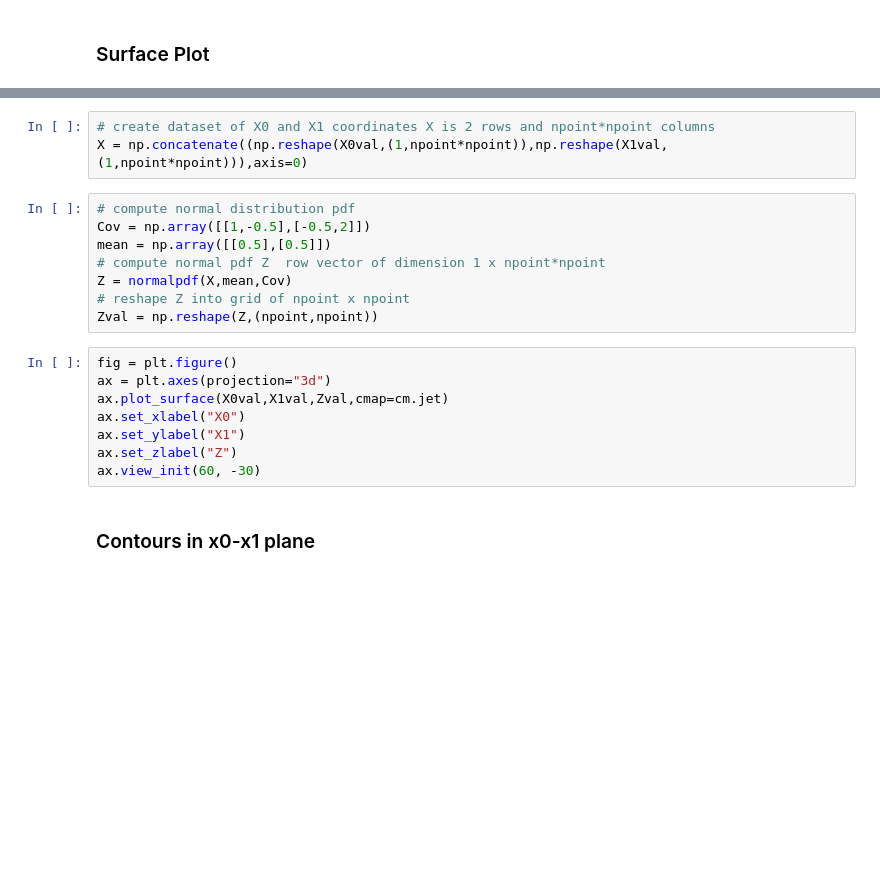
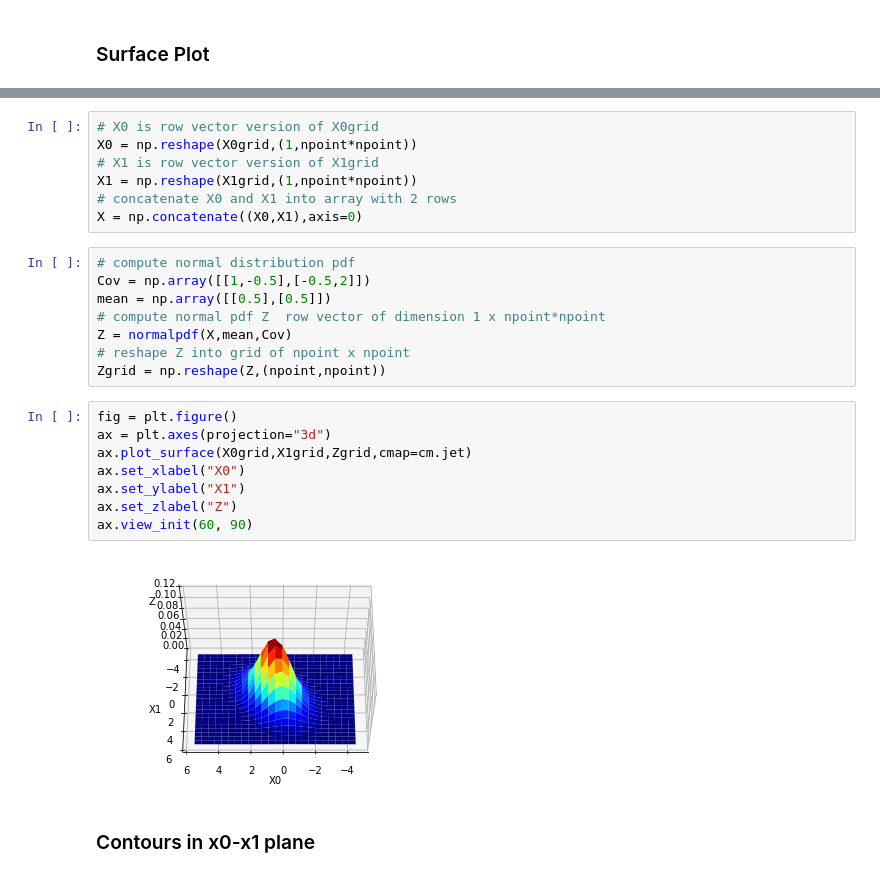
Before and after one commit to satishchandrareddy/UnsupervisedML, a Jupyter notebook: Examples/Section07/Normal.ipynb, the cells around one changed output, grey strips where cells are left out. Drawn from its saved outputs; the diff is of its cells as text; blank space fills up the shorter version.

```diff
--- a/Examples/Section07/Normal.ipynb
+++ b/Examples/Section07/Normal.ipynb
@@ -60,6 +68,10 @@ plt.ylabel("x1")
-# %%
-# create dataset of X0 and X1 coordinates X is 2 rows and npoint*npoint columns
-X = np.concatenate((np.reshape(X0val,(1,npoint*npoint)),np.reshape(X1val,(1,npoint*npoint))),axis=0)
+# %%
+# X0 is row vector version of X0grid
+X0 = np.reshape(X0grid,(1,npoint*npoint))
+# X1 is row vector version of X1grid
+X1 = np.reshape(X1grid,(1,npoint*npoint))
+# concatenate X0 and X1 into array with 2 rows
+X = np.concatenate((X0,X1),axis=0)
 # %%
 # compute normal distribution pdf
 Cov = np.array([[1,-0.5],[-0.5,2]])
@@ -67,15 +79,17 @@ mean = np.array([[0.5],[0.5]])
 # compute normal pdf Z  row vector of dimension 1 x npoint*npoint
 Z = normalpdf(X,mean,Cov)
 # reshape Z into grid of npoint x npoint
-Zval = np.reshape(Z,(npoint,npoint))
+Zgrid = np.reshape(Z,(npoint,npoint))
 # %%
 fig = plt.figure()
 ax = plt.axes(projection="3d")
-ax.plot_surface(X0val,X1val,Zval,cmap=cm.jet)
+ax.plot_surface(X0grid,X1grid,Zgrid,cmap=cm.jet)
 ax.set_xlabel("X0")
 ax.set_ylabel("X1")
 ax.set_zlabel("Z")
-ax.view_init(60, -30)
+ax.view_init(60, 90)
+# %% [output]
+[figure, added]
 # %% [markdown]
 ### Contours in x0-x1 plane
 # %%
```
Also changed, not shown: parts of 7 cells of this notebook, 4 other files.
